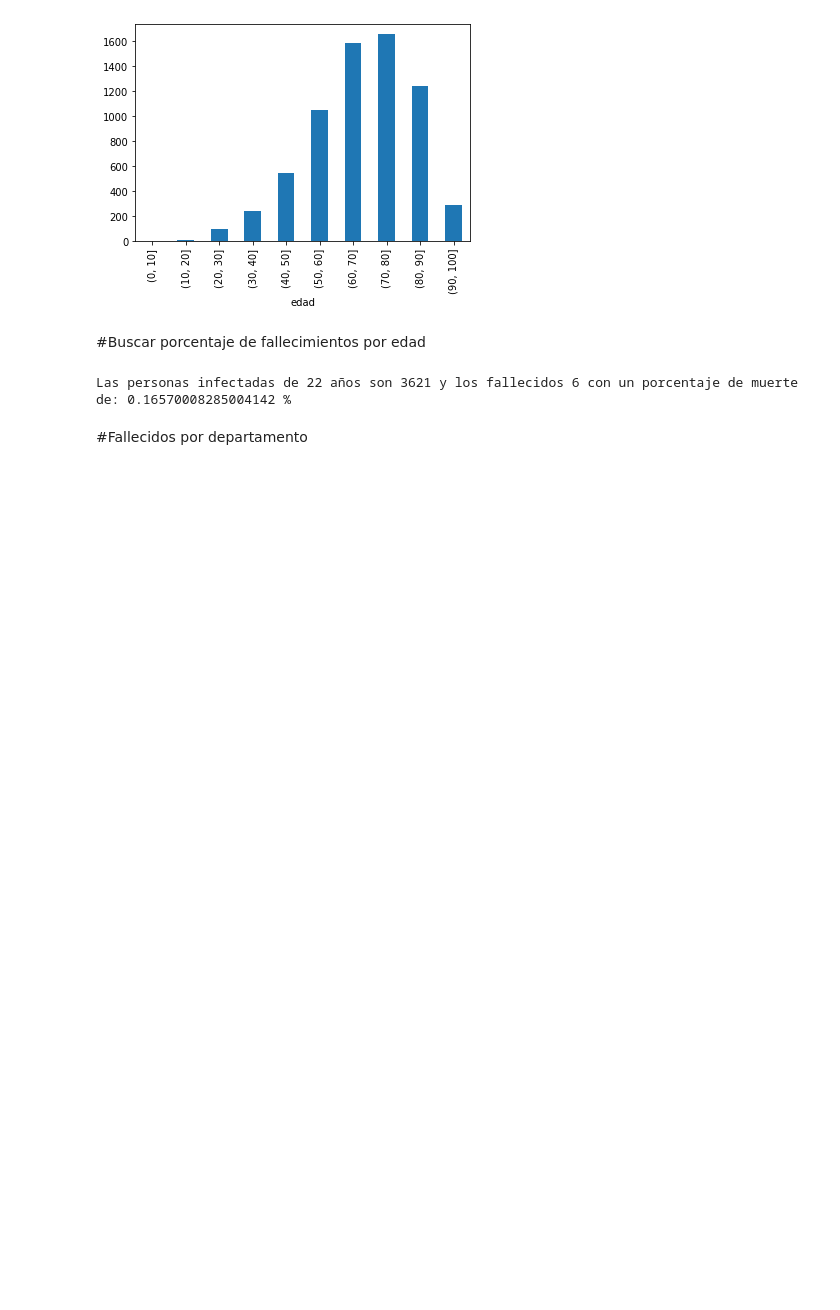
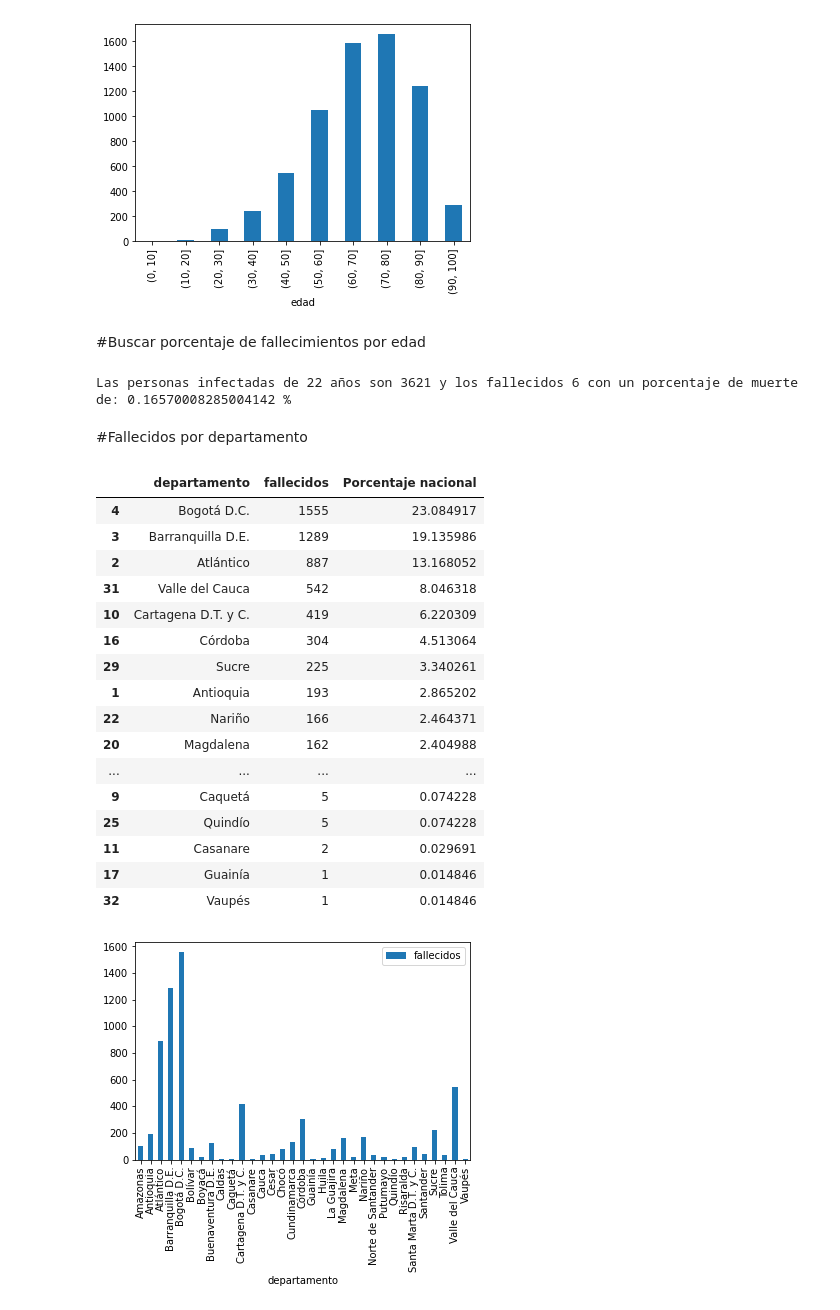
Before and after one commit to calcoach/covidStatistics, a Jupyter notebook: Statistics_covid2019.ipynb, the cells around one changed output. Drawn from its saved outputs; the diff is of its cells as text; code cells hidden in the pictures; blank space fills up the shorter version.

```diff
--- a/Statistics_covid2019.ipynb
+++ b/Statistics_covid2019.ipynb
@@ -180,0 +178,26 @@ departamentos = fallecidos.groupby(by='departamento').mean
+# %%
+
+departamentos = fallecidos.groupby(['departamento']).size().reset_index(name = 'fallecidos')
+departamentos.plot.bar(x='departamento', y='fallecidos')
+departamentos = departamentos.sort_values('fallecidos',ascending=False)
+departamentos['Porcentaje nacional'] = departamentos['fallecidos']*100/(len(fallecidos))
+departamentos
+# %% [output]
+|  | departamento | fallecidos | Porcentaje nacional |
+| 4 | Bogotá D.C. | 1555 | 23.084917 |
+| 3 | Barranquilla D.E. | 1289 | 19.135986 |
+| 2 | Atlántico | 887 | 13.168052 |
+| 31 | Valle del Cauca | 542 | 8.046318 |
+| 10 | Cartagena D.T. y C. | 419 | 6.220309 |
+| 16 | Córdoba | 304 | 4.513064 |
+| 29 | Sucre | 225 | 3.340261 |
+| 1 | Antioquia | 193 | 2.865202 |
+| 22 | Nariño | 166 | 2.464371 |
+| 20 | Magdalena | 162 | 2.404988 |
+| ... | ... | ... | ... |
+| 9 | Caquetá | 5 | 0.074228 |
+| 25 | Quindío | 5 | 0.074228 |
+| 11 | Casanare | 2 | 0.029691 |
+| 17 | Guainía | 1 | 0.014846 |
+| 32 | Vaupés | 1 | 0.014846 |
+[figure, added]
```
Also changed, not shown: parts of 3 cells of this notebook.
